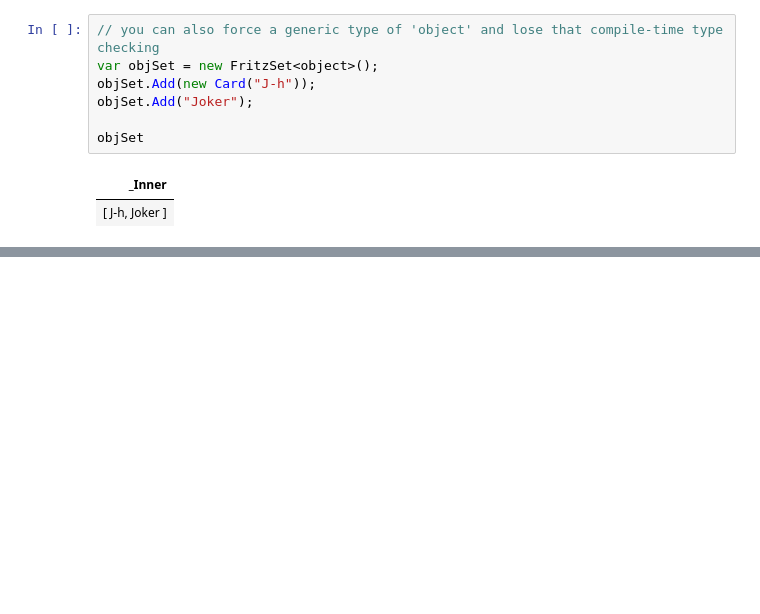
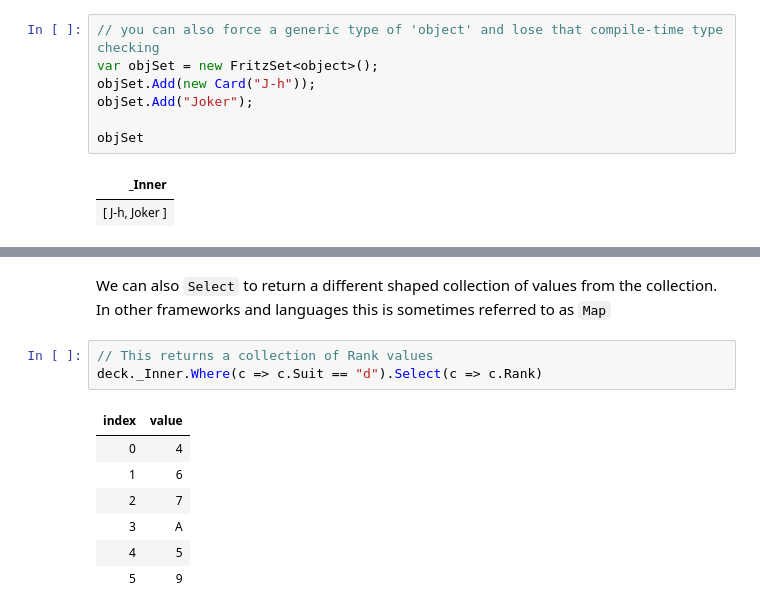
Before and after one commit to csharpfritz/csharp_with_csharpfritz, a Jupyter notebook: notebooks/0105-CollectionsAndGenerics.ipynb, the cells around one changed output, grey strips where cells are left out. Drawn from its saved outputs; the diff is of its cells as text; blank space fills up the shorter version.

```diff
--- a/notebooks/0105-CollectionsAndGenerics.ipynb
+++ b/notebooks/0105-CollectionsAndGenerics.ipynb
@@ -416 +531,14 @@ objSet
+# %% [markdown]
+We can also `Select` to return a different shaped collection of values from the collection.  In other frameworks and languages this is sometimes referred to as `Map`
+# %%
+// This returns a collection of Rank values
+deck._Inner.Where(c => c.Suit == "d").Select(c => c.Rank)
+# %% [output]
+| index | value |
+| 0 | 4 |
+| 1 | 6 |
+| 2 | 7 |
+| 3 | A |
+| 4 | 5 |
+| 5 | 9 |
 # %%
```
Also changed, not shown: parts of 36 cells of this notebook.
